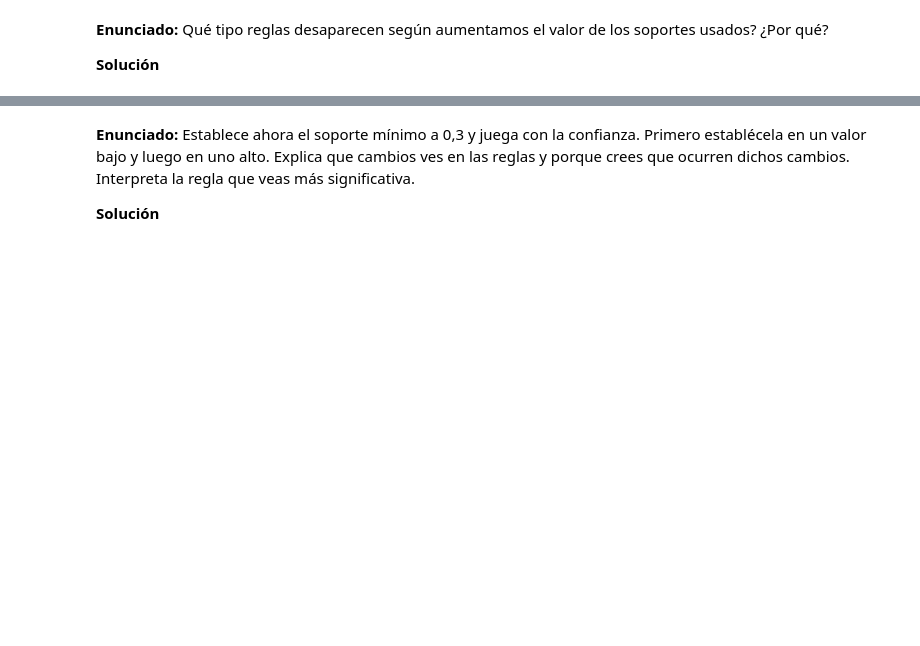
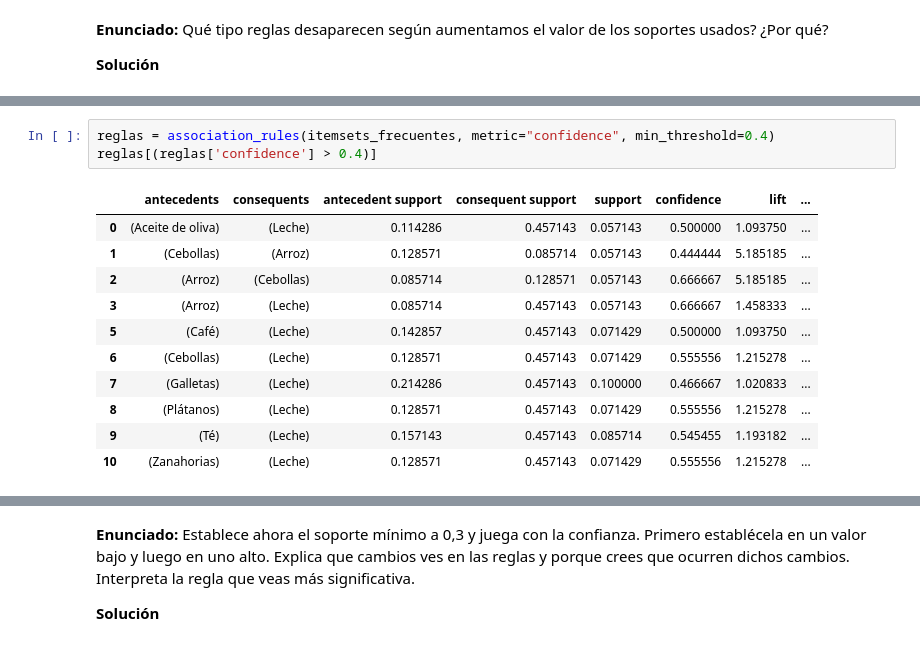
Before and after one commit to Carmoruda/Data_Mining, a Jupyter notebook: LAB02/Practica_1_GRUPOC5.ipynb, the cells around one changed output, grey strips where cells are left out. Drawn from its saved outputs; the diff is of its cells as text; blank space fills up the shorter version.

```diff
--- a/LAB02/Practica_1_GRUPOC5.ipynb
+++ b/LAB02/Practica_1_GRUPOC5.ipynb
@@ -21,0 +135,15 @@ que se obtienen con dicho soporte.
+# %%
+reglas = association_rules(itemsets_frecuentes, metric="confidence", min_threshold=0.4)
+reglas[(reglas['confidence'] > 0.4)]
+# %% [output]
+|  | antecedents | consequents | antecedent support | consequent support | support | confidence | lift | ... |
+| 0 | (Aceite de oliva) | (Leche) | 0.114286 | 0.457143 | 0.057143 | 0.500000 | 1.093750 | ... |
+| 1 | (Cebollas) | (Arroz) | 0.128571 | 0.085714 | 0.057143 | 0.444444 | 5.185185 | ... |
+| 2 | (Arroz) | (Cebollas) | 0.085714 | 0.128571 | 0.057143 | 0.666667 | 5.185185 | ... |
+| 3 | (Arroz) | (Leche) | 0.085714 | 0.457143 | 0.057143 | 0.666667 | 1.458333 | ... |
+| 5 | (Café) | (Leche) | 0.142857 | 0.457143 | 0.071429 | 0.500000 | 1.093750 | ... |
+| 6 | (Cebollas) | (Leche) | 0.128571 | 0.457143 | 0.071429 | 0.555556 | 1.215278 | ... |
+| 7 | (Galletas) | (Leche) | 0.214286 | 0.457143 | 0.100000 | 0.466667 | 1.020833 | ... |
+| 8 | (Plátanos) | (Leche) | 0.128571 | 0.457143 | 0.071429 | 0.555556 | 1.215278 | ... |
+| 9 | (Té) | (Leche) | 0.157143 | 0.457143 | 0.085714 | 0.545455 | 1.193182 | ... |
+| 10 | (Zanahorias) | (Leche) | 0.128571 | 0.457143 | 0.071429 | 0.555556 | 1.215278 | ... |
```
Also changed, not shown: parts of 24 cells of this notebook, 1 other file.
